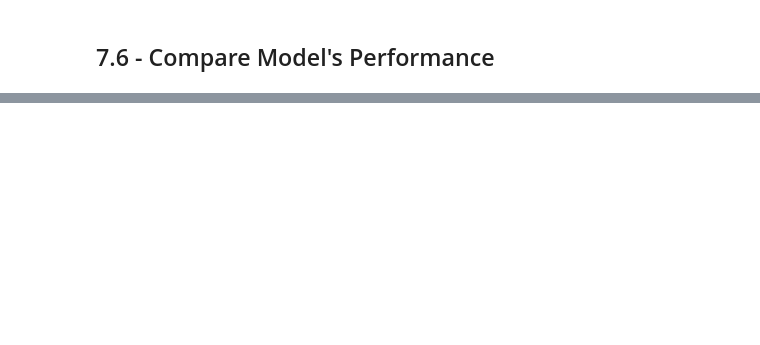
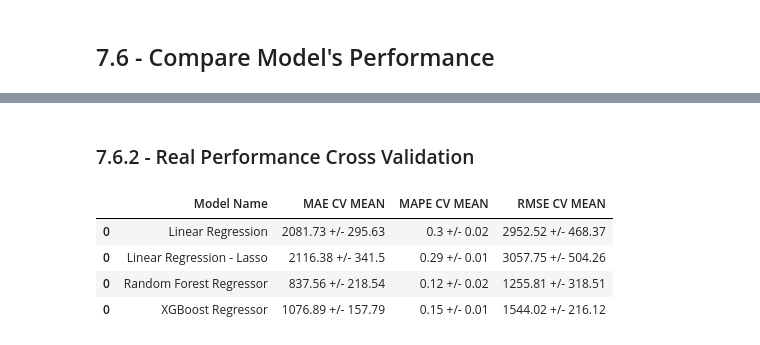
Before and after one commit to guigrandim/rossmann_store_sales, a Jupyter notebook: notebooks/datasets_analysis.ipynb, the cells around one changed output, grey strips where cells are left out. Cells and saved outputs as stored; diff of their text form; code cells hidden in the pictures; blank space fills up the shorter version.

Commit message:
Step 7:ML Modelling - Execute Kfold and check RMSE

```diff
--- a/notebooks/datasets_analysis.ipynb
+++ b/notebooks/datasets_analysis.ipynb
@@ -1161,0 +1172,3 @@ lrr_result
+# %%
+lrr_result_cv = cross_validation (x_training, 5, 'Linear Regression - Lasso', lrr, verbose=False)
+lrr_result_cv
@@ -1176,0 +1195,3 @@ rf_result
+# %%
+rf_result_cv = cross_validation (x_training, 5, 'Random Forest Regressor', rf, verbose=True)
+rf_result_cv
@@ -1196,0 +1232,3 @@ xgb_result
+# %%
+xgb_result_cv = cross_validation (x_training, 5, 'XGBoost Regressor', model_xgb, verbose=True)
+xgb_result_cv
@@ -1207,4 +1259,13 @@ modelling_results.sort_values('RMSE')
 | 0 | Linear Regression | 1867.089774 | 0.292694 | 2671.049215 |
 | 0 | Linear Regression Lasso | 1891.704881 | 0.289106 | 2744.451737 |
+# %% [markdown]
+### 7.6.2 - Real Performance Cross Validation
 # %%
-x_training = X_train[cols_selected_boruta_full]
+modelling_results_cv=pd.concat([lr_result_cv, lrr_result_cv, rf_result_cv, xgb_result_cv])
+modelling_results_cv
+# %% [output]
+|  | Model Name | MAE CV MEAN | MAPE CV MEAN | RMSE CV MEAN |
+| 0 | Linear Regression | 2081.73 +/- 295.63 | 0.3 +/- 0.02 | 2952.52 +/- 468.37 |
+| 0 | Linear Regression - Lasso | 2116.38 +/- 341.5 | 0.29 +/- 0.01 | 3057.75 +/- 504.26 |
+| 0 | Random Forest Regressor | 837.56 +/- 218.54 | 0.12 +/- 0.02 | 1255.81 +/- 318.51 |
+| 0 | XGBoost Regressor | 1076.89 +/- 157.79 | 0.15 +/- 0.01 | 1544.02 +/- 216.12 |
```
Also changed, not shown: parts of 12 cells of this notebook.
